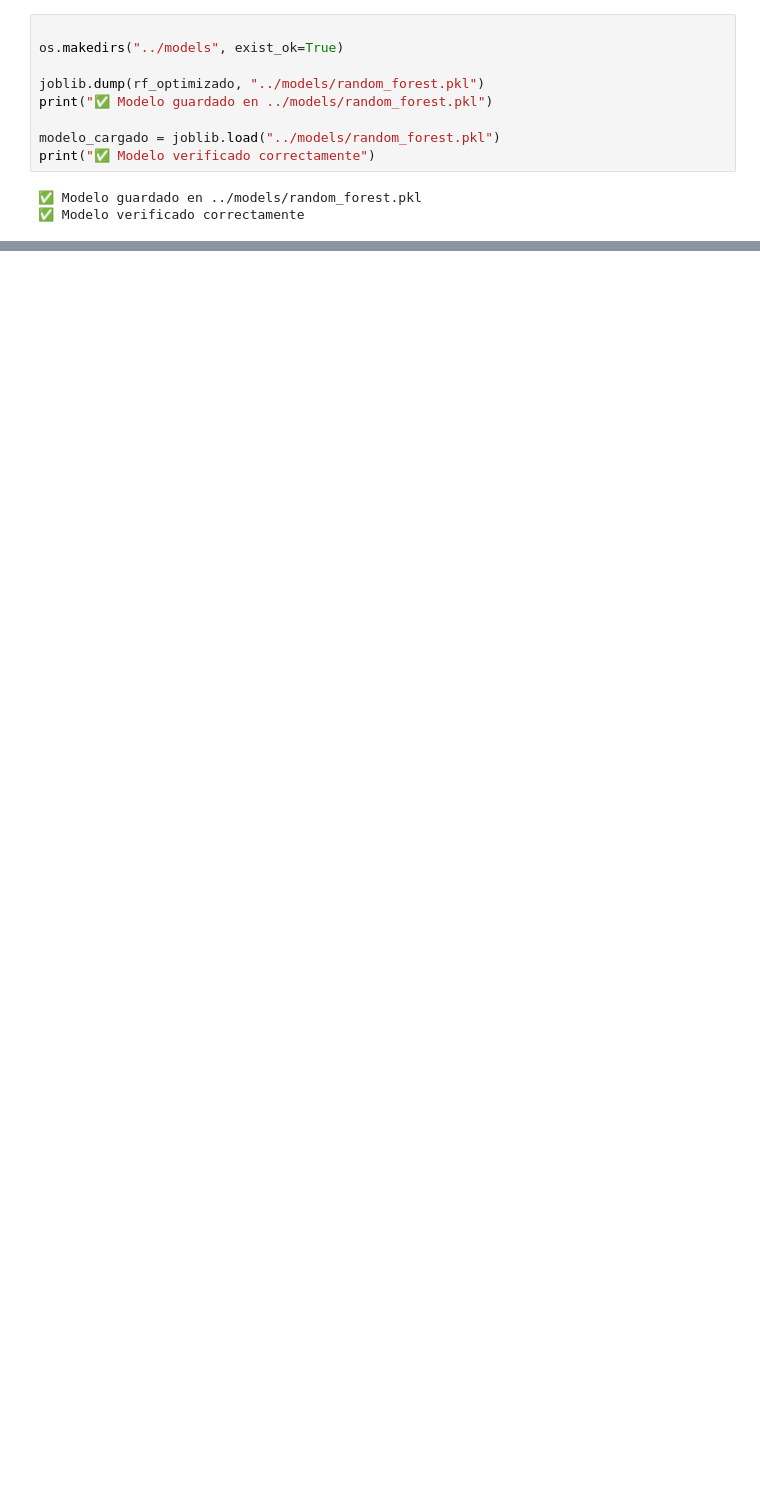
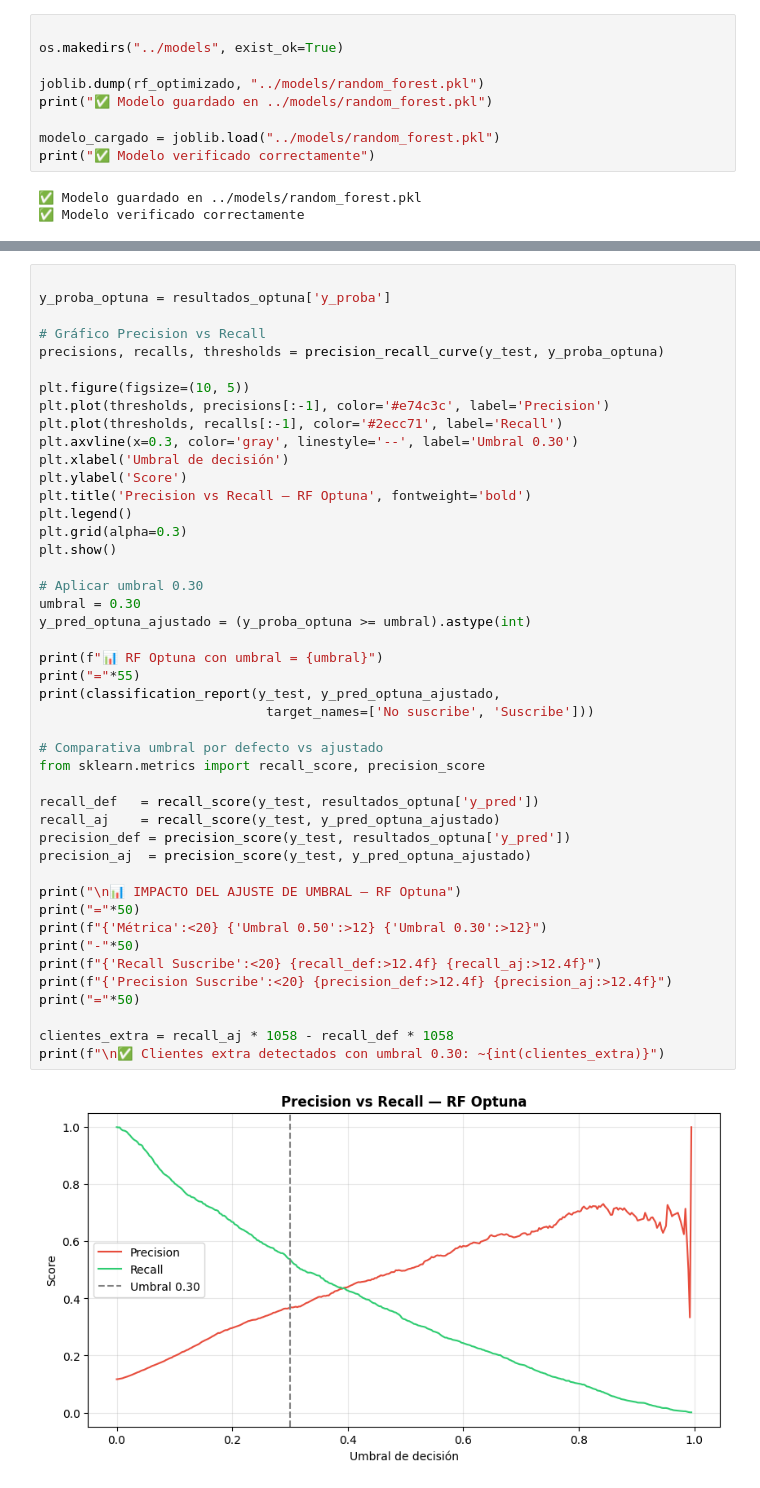
Before and after one commit to Bootcamp-IA-P6/Proyecto6_Clasificacion_Equipo2, a Jupyter notebook: notebook/05_modeling.ipynb, the cells around one changed output, grey strips where cells are left out. Drawn from its saved outputs; the diff is of its cells as text; blank space fills up the shorter version.

```diff
--- a/notebook/05_modeling.ipynb
+++ b/notebook/05_modeling.ipynb
@@ -334,0 +489,47 @@ final con el resto de modelos del equipo.
+# %%
+
+y_proba_optuna = resultados_optuna['y_proba']
+
+# Gráfico Precision vs Recall
+precisions, recalls, thresholds = precision_recall_curve(y_test, y_proba_optuna)
+
+plt.figure(figsize=(10, 5))
+plt.plot(thresholds, precisions[:-1], color='#e74c3c', label='Precision')
+plt.plot(thresholds, recalls[:-1], color='#2ecc71', label='Recall')
+plt.axvline(x=0.3, color='gray', linestyle='--', label='Umbral 0.30')
+plt.xlabel('Umbral de decisión')
+plt.ylabel('Score')
+plt.title('Precision vs Recall — RF Optuna', fontweight='bold')
+plt.legend()
+plt.grid(alpha=0.3)
+plt.show()
+
+# Aplicar umbral 0.30
+umbral = 0.30
+y_pred_optuna_ajustado = (y_proba_optuna >= umbral).astype(int)
+
+print(f"📊 RF Optuna con umbral = {umbral}")
+print("="*55)
+print(classification_report(y_test, y_pred_optuna_ajustado,
+                             target_names=['No suscribe', 'Suscribe']))
+
+# Comparativa umbral por defecto vs ajustado
+from sklearn.metrics import recall_score, precision_score
+
+recall_def   = recall_score(y_test, resultados_optuna['y_pred'])
+recall_aj    = recall_score(y_test, y_pred_optuna_ajustado)
+precision_def = precision_score(y_test, resultados_optuna['y_pred'])
+precision_aj  = precision_score(y_test, y_pred_optuna_ajustado)
+
+print("\n📊 IMPACTO DEL AJUSTE DE UMBRAL — RF Optuna")
+print("="*50)
+print(f"{'Métrica':<20} {'Umbral 0.50':>12} {'Umbral 0.30':>12}")
+print("-"*50)
+print(f"{'Recall Suscribe':<20} {recall_def:>12.4f} {recall_aj:>12.4f}")
+print(f"{'Precision Suscribe':<20} {precision_def:>12.4f} {precision_aj:>12.4f}")
+print("="*50)
+
+clientes_extra = recall_aj * 1058 - recall_def * 1058
+print(f"\n✅ Clientes extra detectados con umbral 0.30: ~{int(clientes_extra)}")
+# %% [output]
+[figure, added]
```
Also changed, not shown: parts of 16 cells of this notebook, 3 other files.
